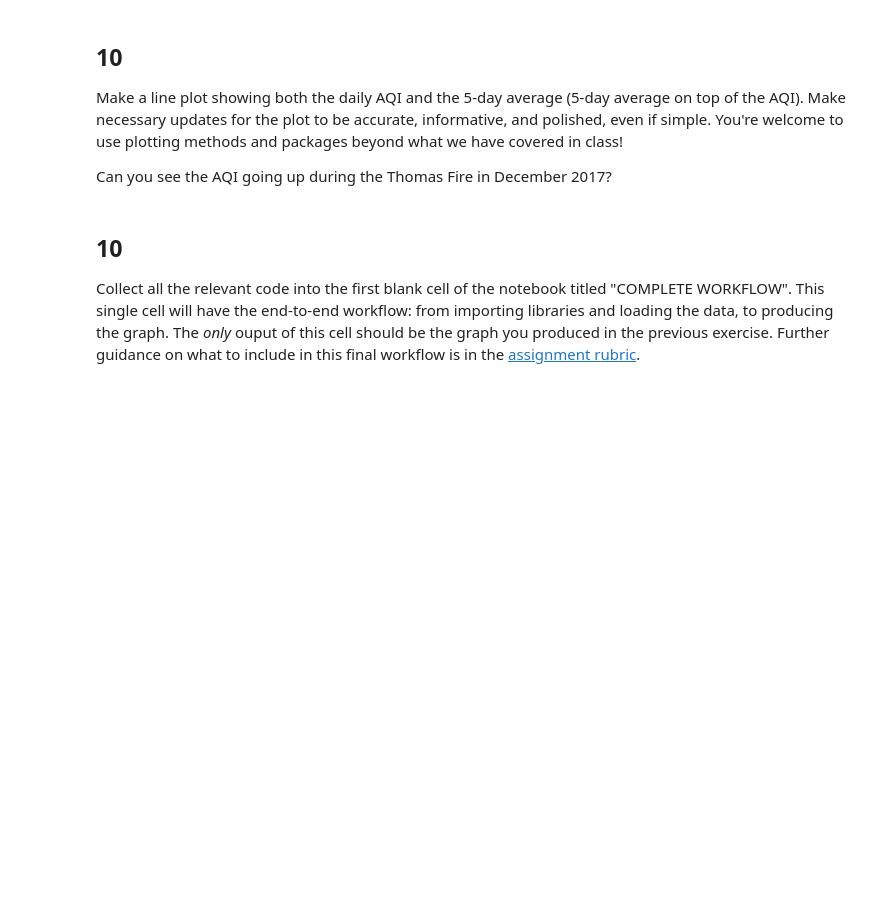
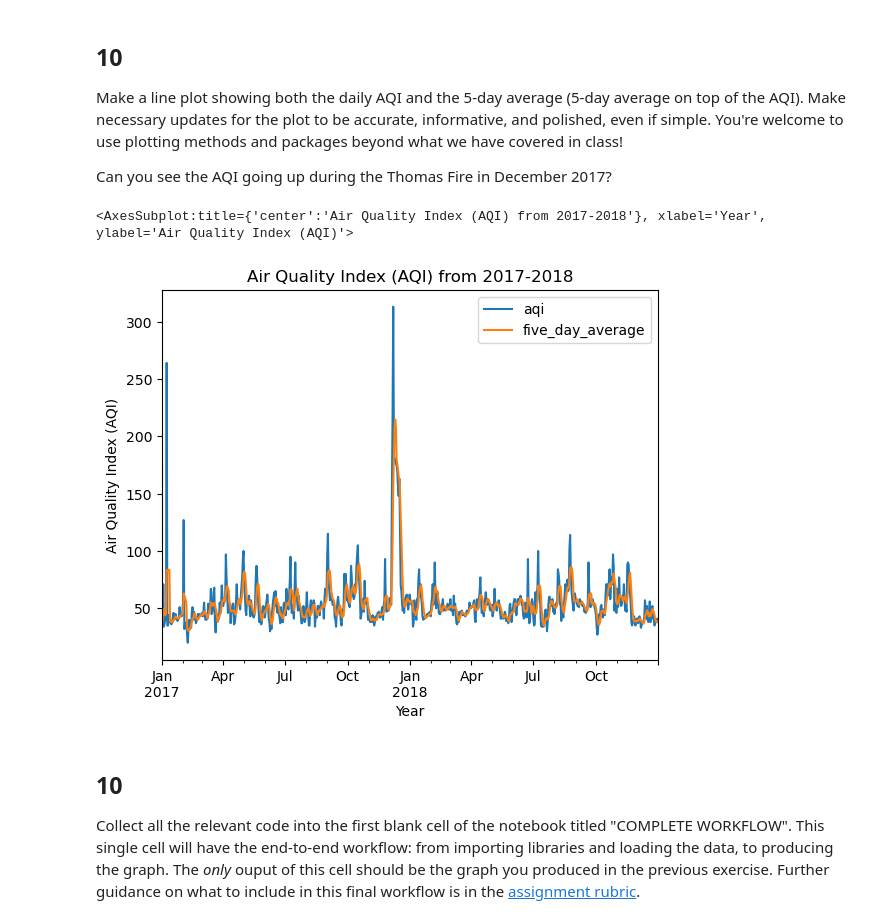
Before and after one commit to evajnewby/eds220-hwk2, a Jupyter notebook: hwk2-task3-aqi-Newby.ipynb, the cells around one changed output. Cells and saved outputs as stored; diff of their text form; code cells hidden in the pictures; blank space fills up the shorter version.

Commit message:
through Q10, need to review code comments and tidy up plot

```diff
--- a/hwk2-task3-aqi-Newby.ipynb
+++ b/hwk2-task3-aqi-Newby.ipynb
@@ -299,6 +299,8 @@ In the next cell we will calculate an average over a [rolling window](https://pa
 Store your answer in the `rolling_average` variable. You should have two columns in your series, `date` and the averages.
 # %%
 # Calculate AQI rolling average over 5 days
-rolling_average = ...
+rolling_average = aqi_sb['aqi'].rolling('5D').mean()
+
+# View values
 rolling_average
 # %% [output]
@@ -307,3 +321,9 @@ Ellipsis
 ## 9
 
 Without creating any new variables, add the mean of the AQI over a 5-day rolling window as a new column named `five_day_average` to the `aqi_sb` dataframe.
+# %%
+# Add mean of AQI over 5-day rolling window to a new column
+aqi_sb['five_day_average'] = rolling_average
+
+# View data frame to confirm new column
+aqi_sb
@@ -314,6 +349,15 @@ Without creating any new variables, add the mean of the AQI over a 5-day rolling
 Make a line plot showing both the daily AQI and the 5-day average (5-day average on top of the AQI). Make necessary updates for the plot to be accurate, informative, and polished, even if simple. You're welcome to use plotting methods and packages beyond what we have covered in class!
 
 Can you see the AQI going up during the Thomas Fire in December 2017?
+# %%
+# Create Plot
+aqi_sb[['aqi', 'five_day_average']].plot(xlabel = 'Year',
+      ylabel = 'Air Quality Index (AQI)',
+      title = 'Air Quality Index (AQI) from 2017-2018',
+     label = 'Daily AQI')
+# %% [output]
+<AxesSubplot:title={'center':'Air Quality Index (AQI) from 2017-2018'}, xlabel='Year', ylabel='Air Quality Index (AQI)'>
+[figure, added]
 # %% [markdown]
 ## 10
 
```
Also changed, not shown: parts of 2 cells of this notebook.
